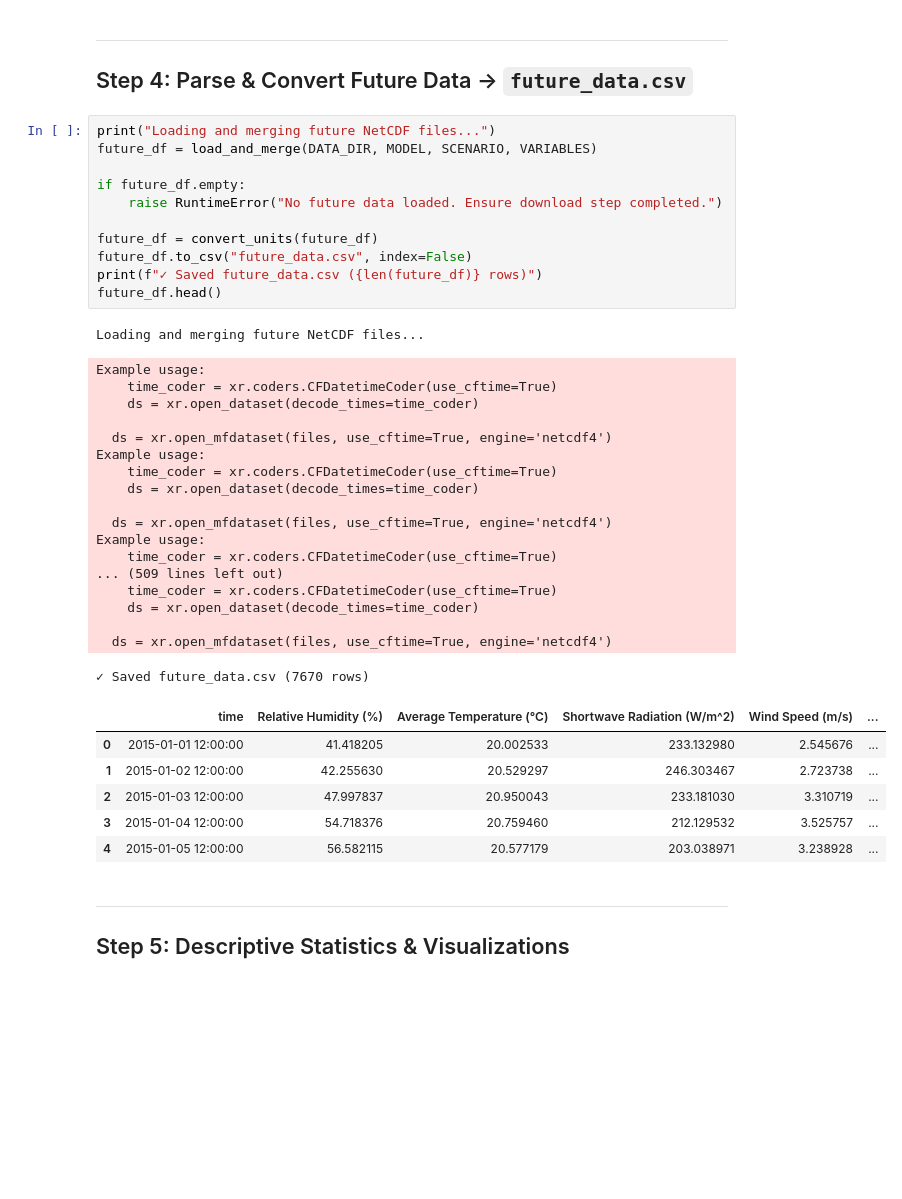
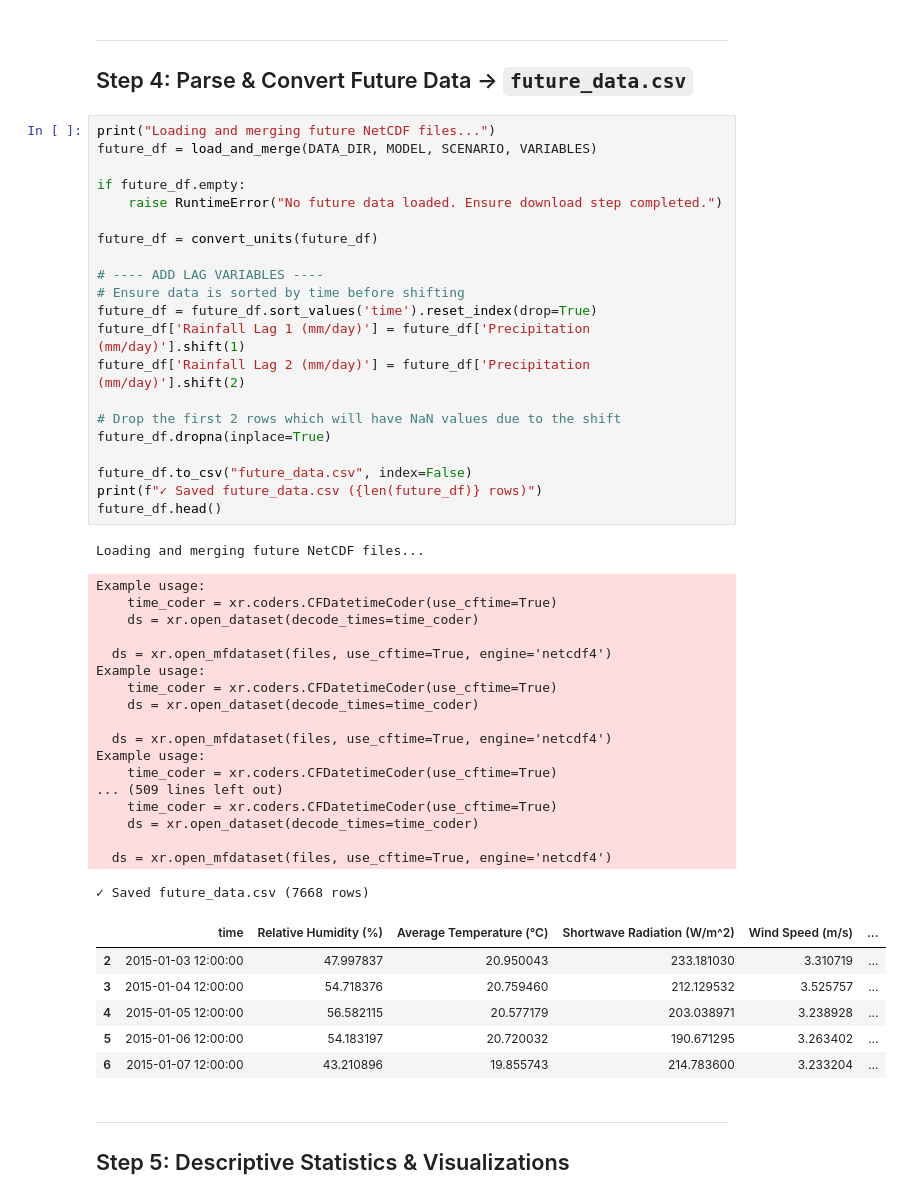
Before and after one commit to ashurudra09/hydro-assignment3, a Jupyter notebook: assignment_3.ipynb, the cells around one changed output. Cells and saved outputs as stored; diff of their text form; blank space fills up the shorter version.

```diff
--- a/assignment_3.ipynb
+++ b/assignment_3.ipynb
@@ -202,39 +212,49 @@ Done. 105 files downloaded.
 print("Loading and merging future NetCDF files...")
 future_df = load_and_merge(DATA_DIR, MODEL, SCENARIO, VARIABLES)
 
 if future_df.empty:
     raise RuntimeError("No future data loaded. Ensure download step completed.")
 
 future_df = convert_units(future_df)
+
+# ---- ADD LAG VARIABLES ----
+# Ensure data is sorted by time before shifting
+future_df = future_df.sort_values('time').reset_index(drop=True)
+future_df['Rainfall Lag 1 (mm/day)'] = future_df['Precipitation (mm/day)'].shift(1)
+future_df['Rainfall Lag 2 (mm/day)'] = future_df['Precipitation (mm/day)'].shift(2)
+
+# Drop the first 2 rows which will have NaN values due to the shift
+future_df.dropna(inplace=True)
+
 future_df.to_csv("future_data.csv", index=False)
 print(f"✓ Saved future_data.csv ({len(future_df)} rows)")
 future_df.head()
 # %% [output]
 Loading and merging future NetCDF files...
 Example usage:
     time_coder = xr.coders.CFDatetimeCoder(use_cftime=True)
     ds = xr.open_dataset(decode_times=time_coder)
 
   ds = xr.open_mfdataset(files, use_cftime=True, engine='netcdf4')
 Example usage:
     time_coder = xr.coders.CFDatetimeCoder(use_cftime=True)
     ds = xr.open_dataset(decode_times=time_coder)
 
   ds = xr.open_mfdataset(files, use_cftime=True, engine='netcdf4')
 Example usage:
     time_coder = xr.coders.CFDatetimeCoder(use_cftime=True)
 ... (509 lines left out)
     time_coder = xr.coders.CFDatetimeCoder(use_cftime=True)
     ds = xr.open_dataset(decode_times=time_coder)
 
   ds = xr.open_mfdataset(files, use_cftime=True, engine='netcdf4')
-✓ Saved future_data.csv (7670 rows)
+✓ Saved future_data.csv (7668 rows)
 |  | time | Relative Humidity (%) | Average Temperature (°C) | Shortwave Radiation (W/m^2) | Wind Speed (m/s) | ... |
-| 0 | 2015-01-01 12:00:00 | 41.418205 | 20.002533 | 233.132980 | 2.545676 | ... |
-| 1 | 2015-01-02 12:00:00 | 42.255630 | 20.529297 | 246.303467 | 2.723738 | ... |
 | 2 | 2015-01-03 12:00:00 | 47.997837 | 20.950043 | 233.181030 | 3.310719 | ... |
 | 3 | 2015-01-04 12:00:00 | 54.718376 | 20.759460 | 212.129532 | 3.525757 | ... |
 | 4 | 2015-01-05 12:00:00 | 56.582115 | 20.577179 | 203.038971 | 3.238928 | ... |
+| 5 | 2015-01-06 12:00:00 | 54.183197 | 20.720032 | 190.671295 | 3.263402 | ... |
+| 6 | 2015-01-07 12:00:00 | 43.210896 | 19.855743 | 214.783600 | 3.233204 | ... |
 # %% [markdown]
 ---
 ## Step 5: Descriptive Statistics & Visualizations
```
Also changed, not shown: parts of 7 cells of this notebook, 4 other files.
